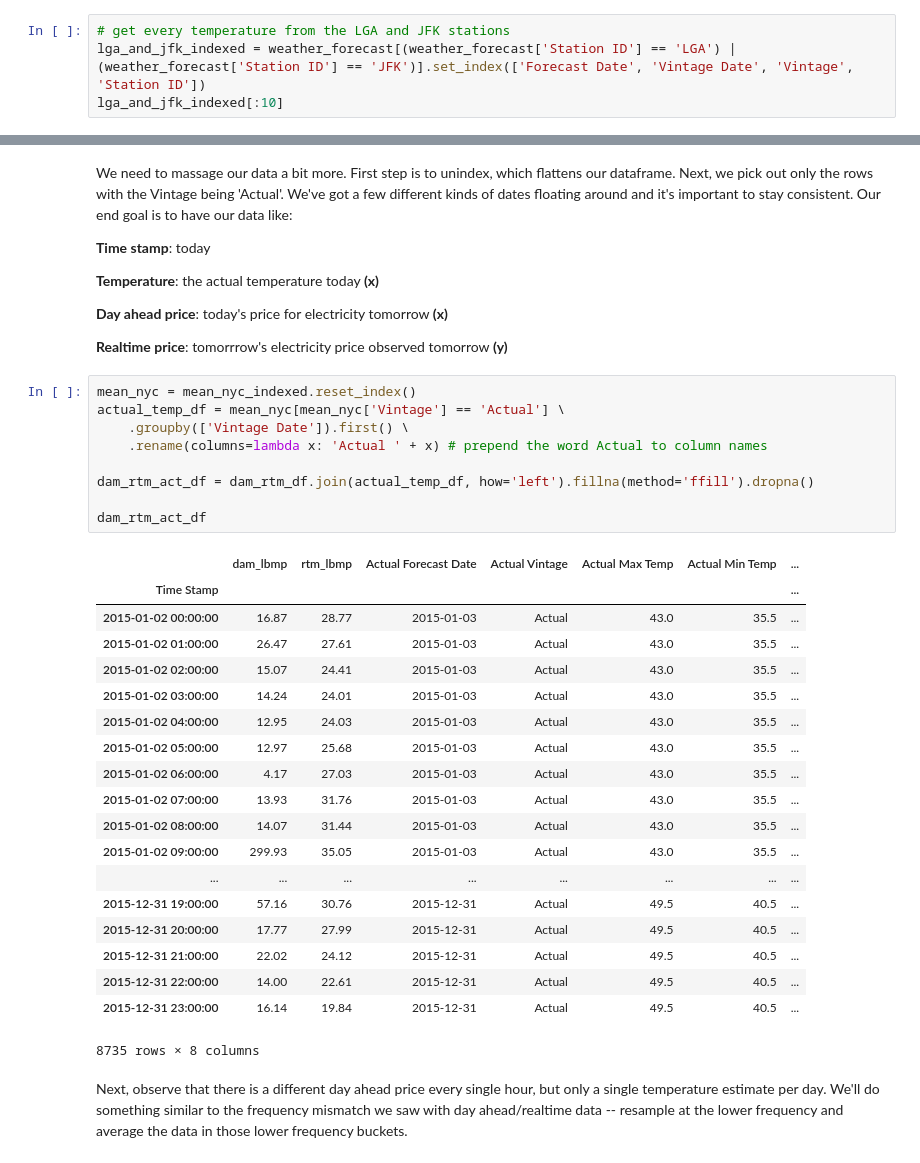
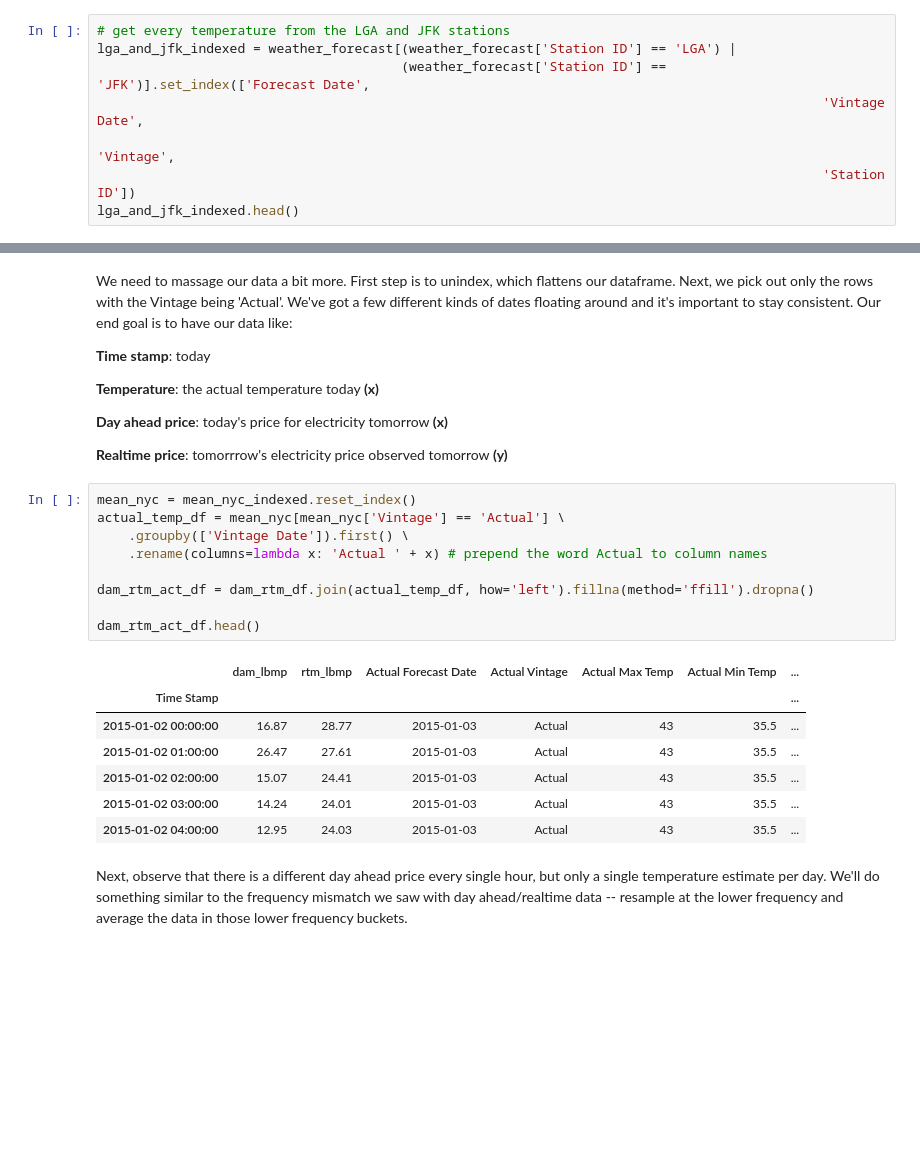
Before and after one commit to adicu/AccessibleML, a Jupyter notebook: 3. Timeseries Regression.ipynb, the cells around one changed output, grey strips where cells are left out. Saved outputs shown, nothing was run; the diff lists cells and outputs as text; blank space fills up the shorter version.

```diff
--- a/3. Timeseries Regression.ipynb
+++ b/3. Timeseries Regression.ipynb
@@ -228,8 +228,12 @@ weather_forecast[:5]
 | 4 | 2015-01-01 | 2015-01-01 | Forecast | ELM | 32 | 16 | 24 | 13 |
 # %%
 # get every temperature from the LGA and JFK stations
-lga_and_jfk_indexed = weather_forecast[(weather_forecast['Station ID'] == 'LGA') | (weather_forecast['Station ID'] == 'JFK')].set_index(['Forecast Date', 'Vintage Date', 'Vintage', 'Station ID'])
-lga_and_jfk_indexed[:10]
+lga_and_jfk_indexed = weather_forecast[(weather_forecast['Station ID'] == 'LGA') |
+                                       (weather_forecast['Station ID'] == 'JFK')].set_index(['Forecast Date',
+                                                                                             'Vintage Date',
+                                                                                             'Vintage',
+                                                                                             'Station ID'])
+lga_and_jfk_indexed.head()
 # %% [output]
 |  |  |  |  | Max Temp | Min Temp | Max Wet Bulb | Min Wet Bulb |
 | Forecast Date | Vintage Date | Vintage | Station ID |  |  |  |  |
@@ -273,32 +267,20 @@ We need to massage our data a bit more. First step is to unindex, which flattens
 # %%
 mean_nyc = mean_nyc_indexed.reset_index()
 actual_temp_df = mean_nyc[mean_nyc['Vintage'] == 'Actual'] \
     .groupby(['Vintage Date']).first() \
     .rename(columns=lambda x: 'Actual ' + x) # prepend the word Actual to column names
 
 dam_rtm_act_df = dam_rtm_df.join(actual_temp_df, how='left').fillna(method='ffill').dropna()
 
-dam_rtm_act_df
+dam_rtm_act_df.head()
 # %% [output]
 |  | dam_lbmp | rtm_lbmp | Actual Forecast Date | Actual Vintage | Actual Max Temp | Actual Min Temp | ... |
 | Time Stamp |  |  |  |  |  |  | ... |
-| 2015-01-02 00:00:00 | 16.87 | 28.77 | 2015-01-03 | Actual | 43.0 | 35.5 | ... |
-| 2015-01-02 01:00:00 | 26.47 | 27.61 | 2015-01-03 | Actual | 43.0 | 35.5 | ... |
-| 2015-01-02 02:00:00 | 15.07 | 24.41 | 2015-01-03 | Actual | 43.0 | 35.5 | ... |
-| 2015-01-02 03:00:00 | 14.24 | 24.01 | 2015-01-03 | Actual | 43.0 | 35.5 | ... |
-| 2015-01-02 04:00:00 | 12.95 | 24.03 | 2015-01-03 | Actual | 43.0 | 35.5 | ... |
-| 2015-01-02 05:00:00 | 12.97 | 25.68 | 2015-01-03 | Actual | 43.0 | 35.5 | ... |
-| 2015-01-02 06:00:00 | 4.17 | 27.03 | 2015-01-03 | Actual | 43.0 | 35.5 | ... |
-| 2015-01-02 07:00:00 | 13.93 | 31.76 | 2015-01-03 | Actual | 43.0 | 35.5 | ... |
-| 2015-01-02 08:00:00 | 14.07 | 31.44 | 2015-01-03 | Actual | 43.0 | 35.5 | ... |
-| 2015-01-02 09:00:00 | 299.93 | 35.05 | 2015-01-03 | Actual | 43.0 | 35.5 | ... |
-| ... | ... | ... | ... | ... | ... | ... | ... |
-| 2015-12-31 19:00:00 | 57.16 | 30.76 | 2015-12-31 | Actual | 49.5 | 40.5 | ... |
-| 2015-12-31 20:00:00 | 17.77 | 27.99 | 2015-12-31 | Actual | 49.5 | 40.5 | ... |
-| 2015-12-31 21:00:00 | 22.02 | 24.12 | 2015-12-31 | Actual | 49.5 | 40.5 | ... |
-| 2015-12-31 22:00:00 | 14.00 | 22.61 | 2015-12-31 | Actual | 49.5 | 40.5 | ... |
-| 2015-12-31 23:00:00 | 16.14 | 19.84 | 2015-12-31 | Actual | 49.5 | 40.5 | ... |
+| 2015-01-02 00:00:00 | 16.87 | 28.77 | 2015-01-03 | Actual | 43 | 35.5 | ... |
+| 2015-01-02 01:00:00 | 26.47 | 27.61 | 2015-01-03 | Actual | 43 | 35.5 | ... |
+| 2015-01-02 02:00:00 | 15.07 | 24.41 | 2015-01-03 | Actual | 43 | 35.5 | ... |
+| 2015-01-02 03:00:00 | 14.24 | 24.01 | 2015-01-03 | Actual | 43 | 35.5 | ... |
+| 2015-01-02 04:00:00 | 12.95 | 24.03 | 2015-01-03 | Actual | 43 | 35.5 | ... |
-8735 rows × 8 columns
 # %% [markdown]
 Next, observe that there is a different day ahead price every single hour, but only a single temperature estimate per day. We'll do something similar to the frequency mismatch we saw with day ahead/realtime data -- resample at the lower frequency and average the data in those lower frequency buckets.
 # %%
```
Also changed, not shown: parts of 24 cells of this notebook.
